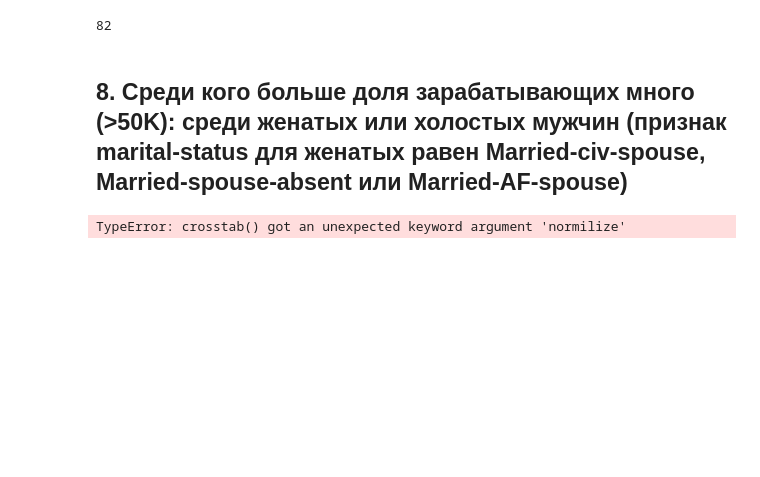
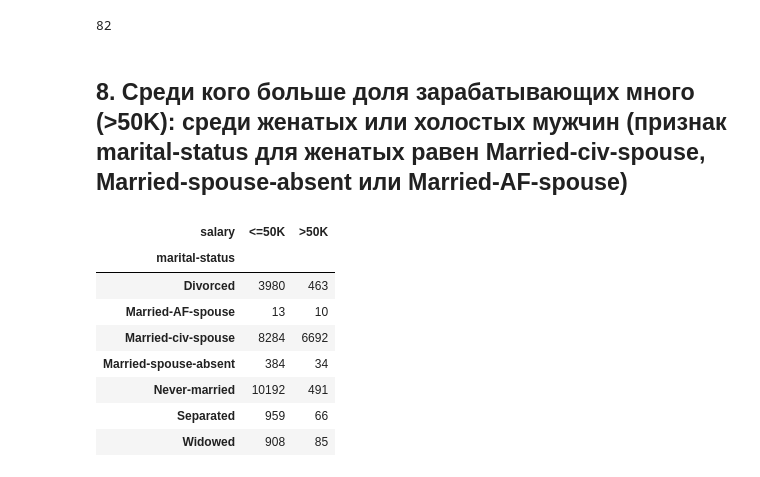
Before and after one commit to ValeraKaravai/knowledge_base, a Jupyter notebook: hw1/hw_01.ipynb, the cells around one changed output. Saved outputs shown, nothing was run; the diff lists cells and outputs as text; code cells hidden in the pictures; blank space fills up the shorter version.

```diff
--- a/hw1/hw_01.ipynb
+++ b/hw1/hw_01.ipynb
@@ -4,7 +4,7 @@
 import pandas as pd
 import numpy as np
 # %%
-adult = pd.read_csv('data/adult.data.csv')
+adult = pd.read_csv('../data/adult.data.csv')
 adult.head(2)
 # %% [output]
 |  | age | workclass | fnlwgt | education | education-num | marital-status | occupation | relationship | ... |
@@ -190,6 +194,14 @@ adult[(adult['sex']=='Male') & (adult['race'] == 'Amer-Indian-Eskimo')]['age'].m
 # %% [markdown]
 ## 8. Среди кого больше доля зарабатывающих много (>50K): среди женатых или холостых мужчин (признак marital-status для женатых равен Married-civ-spouse, Married-spouse-absent или Married-AF-spouse)
 # %%
-pd.crosstab(adult['marital-status'],adult['salary'], normilize = True)
+pd.crosstab(adult['marital-status'],adult['salary'])
 # %% [output]
-TypeError: crosstab() got an unexpected keyword argument 'normilize'
+| salary | <=50K | >50K |
+| marital-status |  |  |
+| Divorced | 3980 | 463 |
+| Married-AF-spouse | 13 | 10 |
+| Married-civ-spouse | 8284 | 6692 |
+| Married-spouse-absent | 384 | 34 |
+| Never-married | 10192 | 491 |
+| Separated | 959 | 66 |
+| Widowed | 908 | 85 |
```
Also changed, not shown: parts of 2 cells of this notebook, 3 other files.
